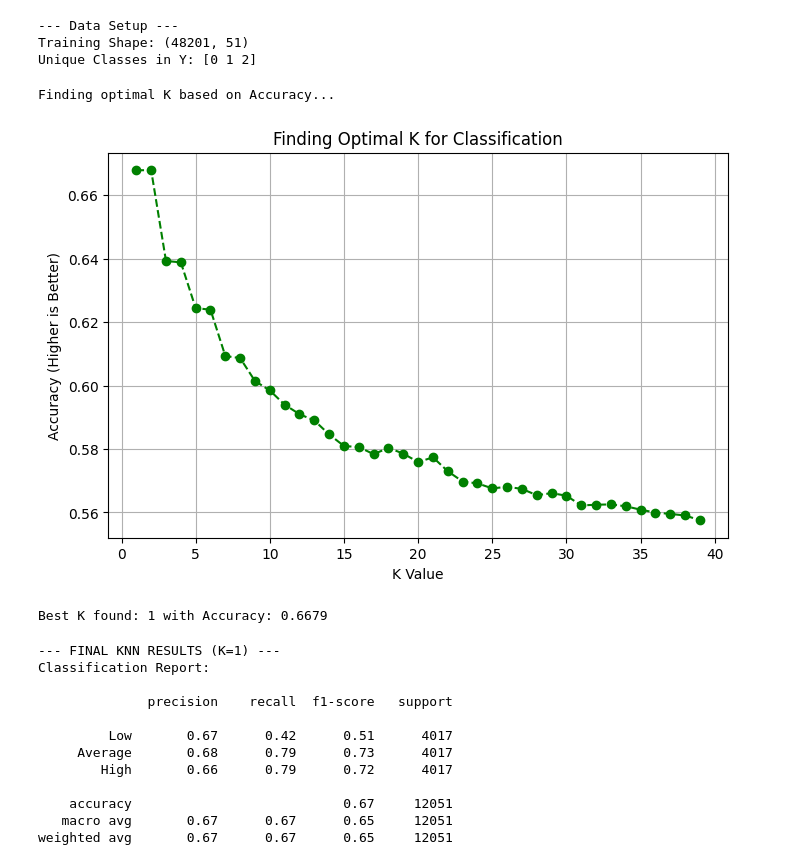
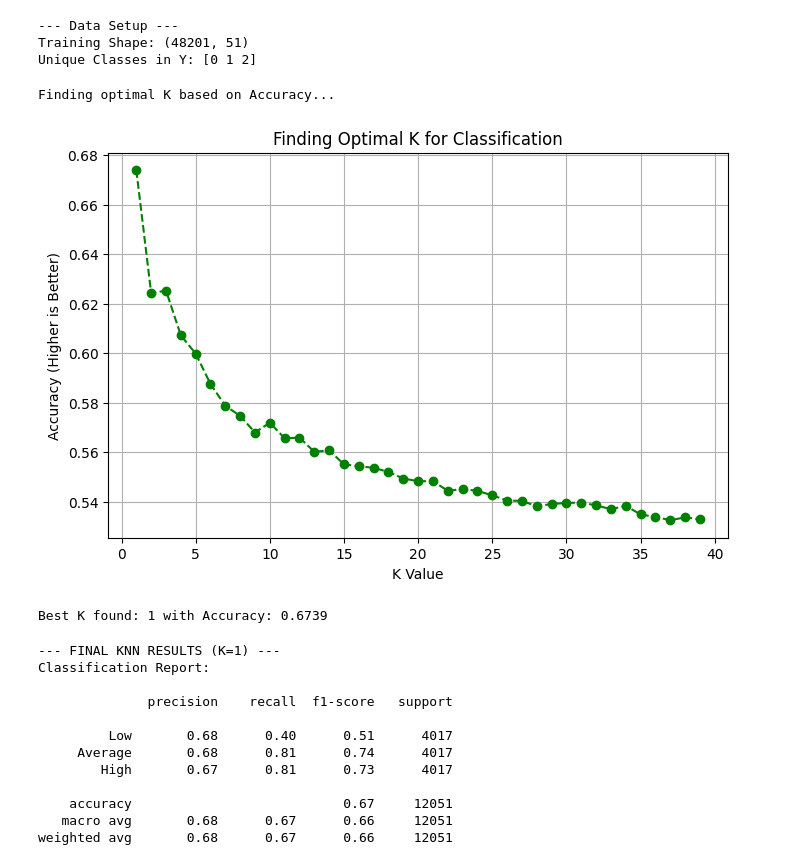
Before and after one commit to madwirblet/CIS4930-Final-Project, a Jupyter notebook: final.ipynb, the cells around one changed output. Drawn from its saved outputs; the diff is of its cells as text; code cells hidden in the pictures.

```diff
--- a/final.ipynb
+++ b/final.ipynb
@@ -476,47 +472,47 @@ Unique Classes in Y: [0 1 2]
 # %%
 k_values = range(1, 40)
 accuracy_scores = []
 
 print("Finding optimal K based on Accuracy...")
 
 for k in k_values:
     # Use Classifier instead of Regressor
-    knn = KNeighborsClassifier(n_neighbors=k, weights='distance')
-    knn.fit(X_train_scaled, y_train.values.ravel())
+    knn = KNeighborsClassifier(n_neighbors=k, weights='uniform')
+    knn.fit(X_train, y_train.values.ravel())
 
     # Predict
-    pred = knn.predict(X_test_scaled)
+    pred = knn.predict(X_test)
 
     # Calculate Accuracy
     acc = accuracy_score(y_test.values.ravel(), pred)
     accuracy_scores.append(acc)
 
 # Plot the Accuracy Curve
 plt.figure(figsize=(8,5))
 plt.plot(k_values, accuracy_scores, marker='o', linestyle='dashed', color='green')
 plt.xlabel("K Value")
 plt.ylabel("Accuracy (Higher is Better)")
 plt.title("Finding Optimal K for Classification")
 plt.grid(True)
 plt.show()
 
 # Output the best K automatically
 best_k = k_values[np.argmax(accuracy_scores)]
 print(f"Best K found: {best_k} with Accuracy: {max(accuracy_scores):.4f}")
 # %% [output]
 Finding optimal K based on Accuracy...
-[figure, old version]
+[figure, new version]
-Best K found: 1 with Accuracy: 0.6679
+Best K found: 1 with Accuracy: 0.6739
 # %%
 # 1. Define the model using the Best K
 # weights='distance' helps if one class (e.g., "Average") is much larger than "High"
-knn_best = KNeighborsClassifier(n_neighbors=best_k, weights='distance')
+knn_best = KNeighborsClassifier(n_neighbors=best_k, weights='uniform')
 
 # 2. Fit the model
-knn_best.fit(X_train_scaled, y_train.values.ravel())
+knn_best.fit(X_train, y_train.values.ravel())
 
 # 3. Prediction
-y_pred_knn = knn_best.predict(X_test_scaled)
+y_pred_knn = knn_best.predict(X_test)
 
 # 4. Evaluation
 print(f"--- FINAL KNN RESULTS (K={best_k}) ---")
@@ -528,13 +524,13 @@ Classification Report:
 
               precision    recall  f1-score   support
 
-         Low       0.67      0.42      0.51      4017
-     Average       0.68      0.79      0.73      4017
-        High       0.66      0.79      0.72      4017
+         Low       0.68      0.40      0.51      4017
+     Average       0.68      0.81      0.74      4017
+        High       0.67      0.81      0.73      4017
 
     accuracy                           0.67     12051
-   macro avg       0.67      0.67      0.65     12051
-weighted avg       0.67      0.67      0.65     12051
+   macro avg       0.68      0.67      0.66     12051
+weighted avg       0.68      0.67      0.66     12051
 # %%
 # Generate Confusion Matrix
 cm = confusion_matrix(y_test.values.ravel(), y_pred_knn)
```
Also changed, not shown: parts of 4 cells of this notebook.
